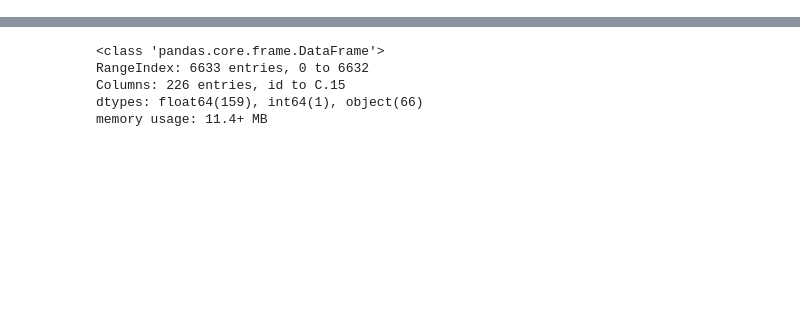
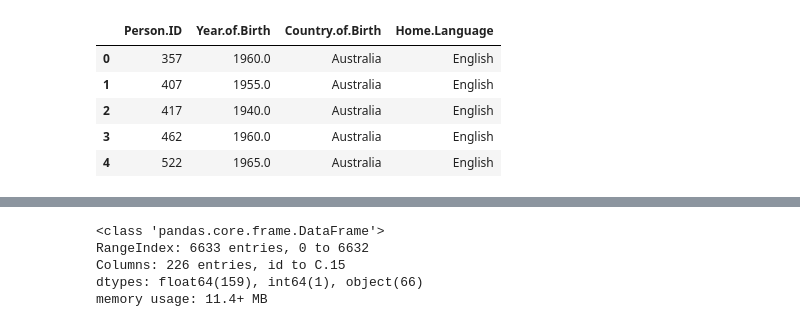
Before and after one commit to diegoami/DSRetreat_Melbourne_DIOLEM, a Jupyter notebook: scripts/emanuel_working.ipynb, the cells around one changed output, grey strips where cells are left out. Cells and saved outputs as stored; diff of their text form; code cells hidden in the pictures; blank space fills up the shorter version.

```diff
--- a/scripts/emanuel_working.ipynb
+++ b/scripts/emanuel_working.ipynb
@@ -40,0 +65,9 @@ df.tail()
+# %%
+df_p_static.head()
+# %% [output]
+|  | Person.ID | Year.of.Birth | Country.of.Birth | Home.Language |
+| 0 | 357 | 1960.0 | Australia | English |
+| 1 | 407 | 1955.0 | Australia | English |
+| 2 | 417 | 1940.0 | Australia | English |
+| 3 | 462 | 1960.0 | Australia | English |
+| 4 | 522 | 1965.0 | Australia | English |
```
Also changed, not shown: parts of 10 cells of this notebook, 2 other files.
